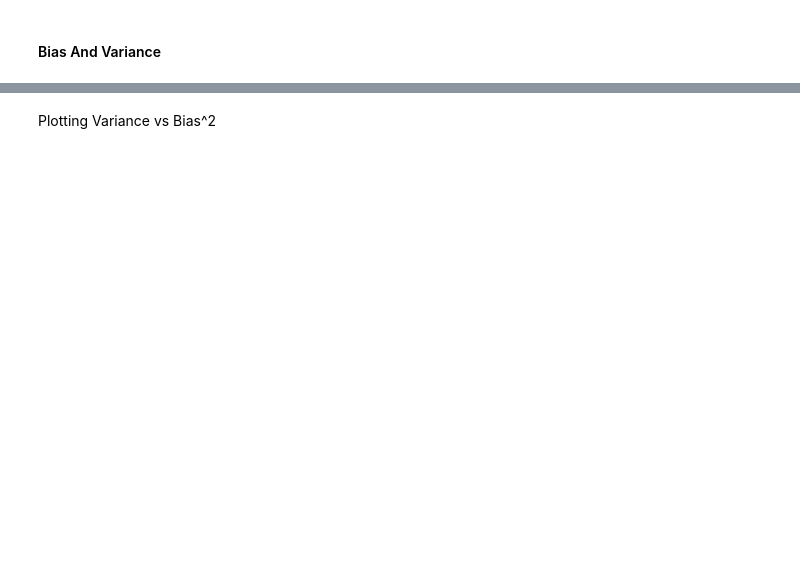
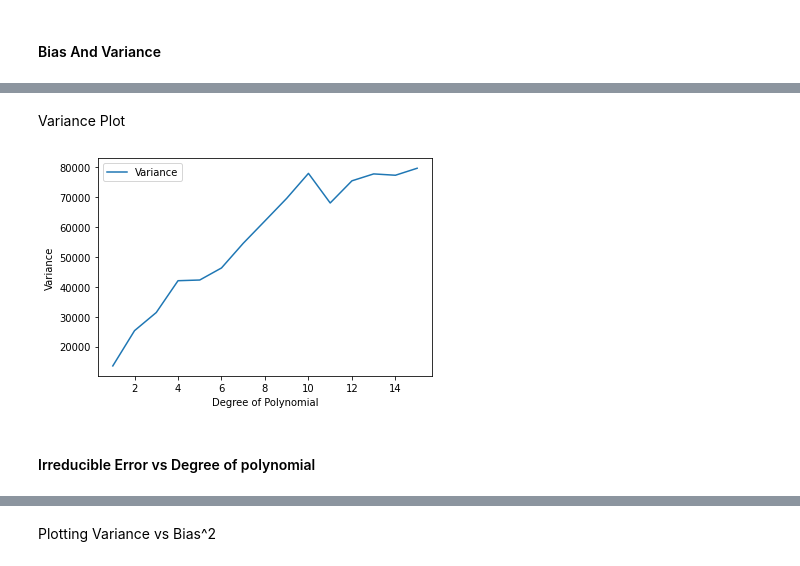
Before and after one commit to KarmanjyotSingh/MDL-1, a Jupyter notebook: notebook.ipynb, the cells around one changed output, grey strips where cells are left out. Cells and saved outputs as stored; diff of their text form; code cells hidden in the pictures; blank space fills up the shorter version.

```diff
--- a/notebook.ipynb
+++ b/notebook.ipynb
@@ -235,0 +217,12 @@ print(tabulate({
+# %% [markdown]
+Variance Plot
+# %%
+plt.plot([i for i in range(1, 16)], variance, label='Variance')
+plt.xlabel('Degree of Polynomial')
+plt.ylabel('Variance')
+plt.legend()
+plt.show()
+# %% [output]
+[figure, added]
+# %% [markdown]
+#### Irreducible Error vs Degree of polynomial
```
Also changed, not shown: parts of 15 cells of this notebook, 9 other files.
